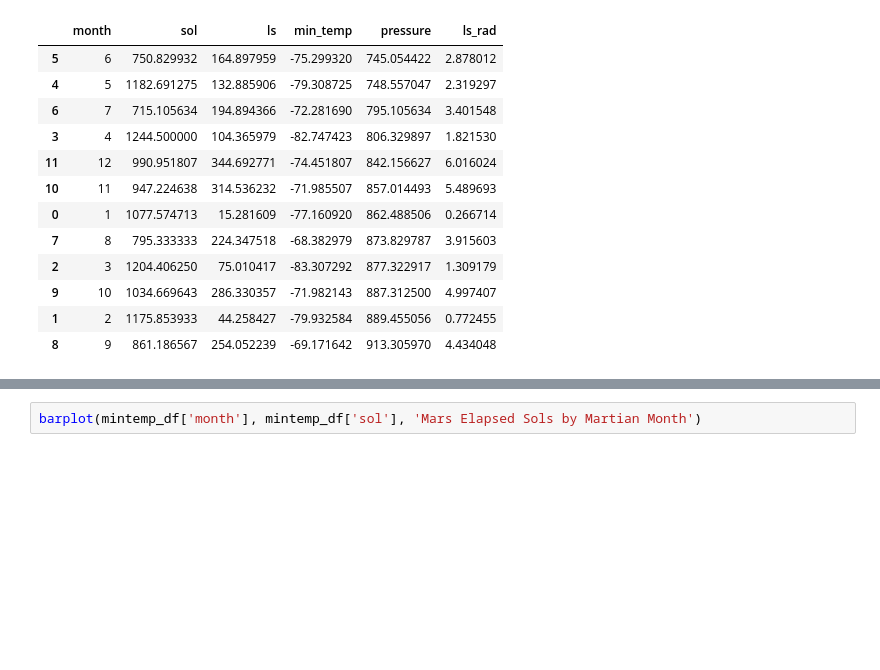
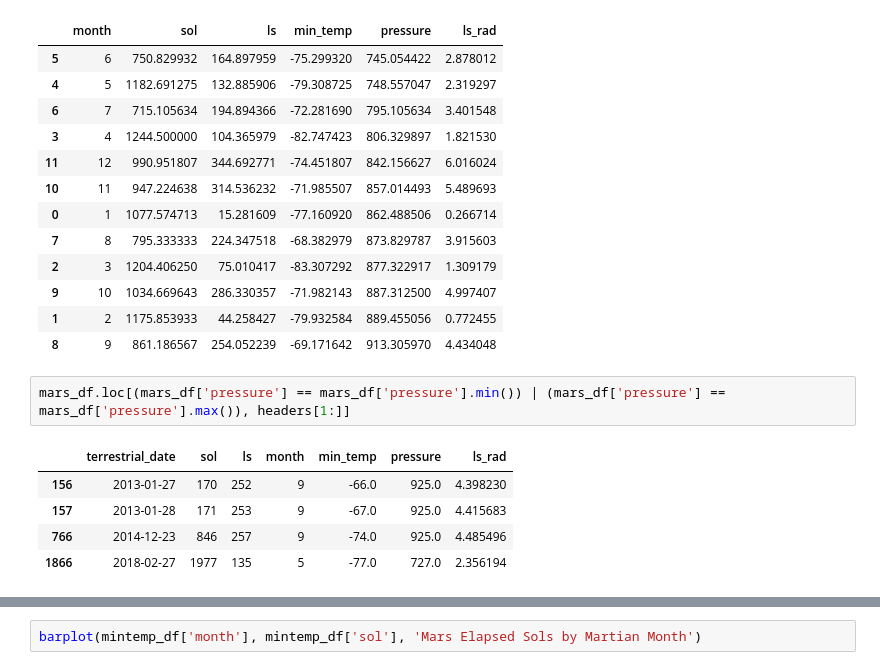
Before and after one commit to ats-tandjoeng7/Mission-to-Mars, a Jupyter notebook: mars_data_challenge_part_2.ipynb, the cells around one changed output, grey strips where cells are left out. Drawn from its saved outputs; the diff is of its cells as text; blank space fills up the shorter version.

```diff
--- a/mars_data_challenge_part_2.ipynb
+++ b/mars_data_challenge_part_2.ipynb
@@ -262,5 +268,13 @@ pressure_df
 | 9 | 10 | 1034.669643 | 286.330357 | -71.982143 | 887.312500 | 4.997407 |
 | 1 | 2 | 1175.853933 | 44.258427 | -79.932584 | 889.455056 | 0.772455 |
 | 8 | 9 | 861.186567 | 254.052239 | -69.171642 | 913.305970 | 4.434048 |
+# %%
+mars_df.loc[(mars_df['pressure'] == mars_df['pressure'].min()) | (mars_df['pressure'] == mars_df['pressure'].max()), headers[1:]]
+# %% [output]
+|  | terrestrial_date | sol | ls | month | min_temp | pressure | ls_rad |
+| 156 | 2013-01-27 | 170 | 252 | 9 | -66.0 | 925.0 | 4.398230 |
+| 157 | 2013-01-28 | 171 | 253 | 9 | -67.0 | 925.0 | 4.415683 |
+| 766 | 2014-12-23 | 846 | 257 | 9 | -74.0 | 925.0 | 4.485496 |
+| 1866 | 2018-02-27 | 1977 | 135 | 5 | -77.0 | 727.0 | 2.356194 |
 # %%
 # plot the average atmospheric daily pressure of all the months
```
Also changed, not shown: parts of 15 cells of this notebook, 2 other files.
